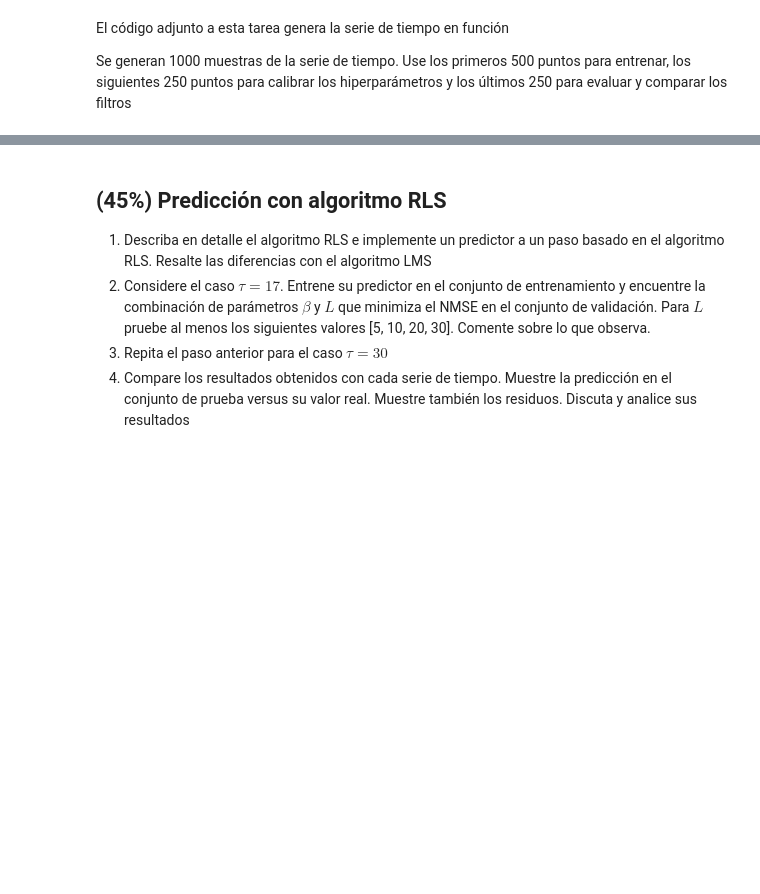
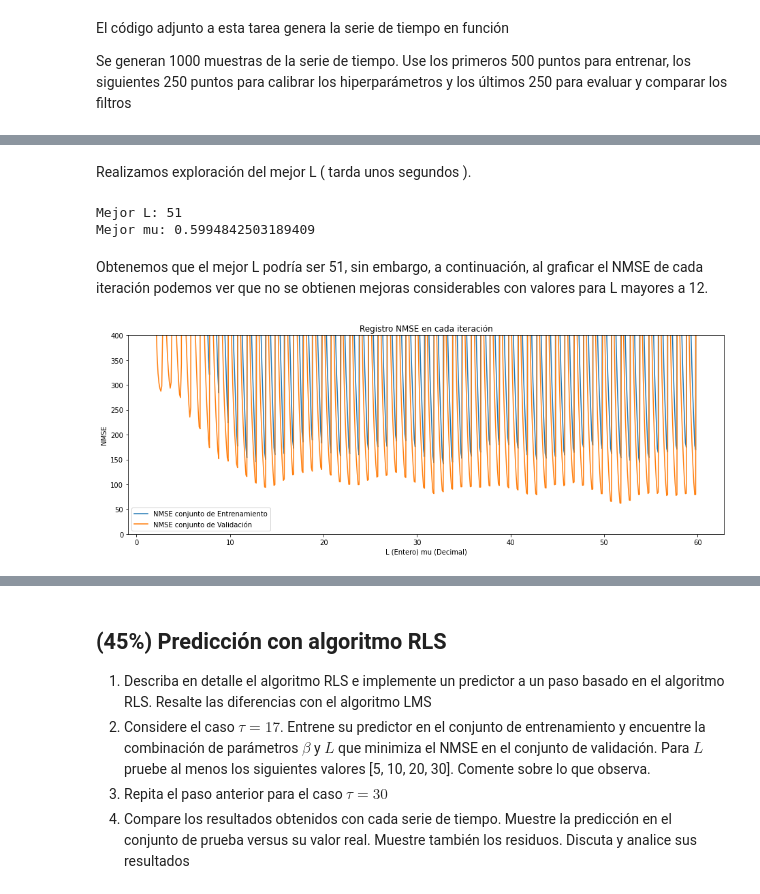
Before and after one commit to ehopperdietzel/Predictores-Adaptivos, a Jupyter notebook: tarea3_info183.ipynb, the cells around one changed output, grey strips where cells are left out. Saved outputs shown, nothing was run; the diff lists cells and outputs as text; code cells hidden in the pictures; blank space fills up the shorter version.

```diff
--- a/tarea3_info183.ipynb
+++ b/tarea3_info183.ipynb
@@ -71,8 +75,5 @@ class Filtro_NLMS:
         yn = np.dot(self.w, un)
         self.w += 2*self.mu*(dn - yn)*(un/unorm)
         return yn
-
-    def predict(self, un):
-        return np.dot(self.w, un)
 # %% [markdown]
 2. Considere el caso $\tau=17$. Entrene su predictor en el conjunto de entrenamiento y encuentre la combinación de parámetros $\mu$ y $L$ que minimiza el NMSE en el conjunto de validación. Se recomienda realizar un barrido logarítmo para $\mu$. Para $L$ pruebe al menos los siguientes valores [5, 10, 20, 30]. Comente sobre lo que observa.
@@ -186,0 +176,25 @@ len(t_train)
+# %% [markdown]
+Realizamos exploración del mejor L ( tarda unos segundos ).
+# %%
+# Barrido explorador
+best_L,best_mu,train_errs,valid_errs = BestNLMS()
+print("Mejor L:",best_L)
+print("Mejor mu:",best_mu)
+# %% [output]
+Mejor L: 51
+Mejor mu: 0.5994842503189409
+# %% [markdown]
+Obtenemos que el mejor L podría ser 51, sin embargo, a continuación, al graficar el NMSE de cada iteración podemos ver que no se obtienen mejoras considerables con valores para L mayores a 12.
+# %%
+# Gráfica de errores
+fig, ax = plt.subplots(figsize=(13, 5), tight_layout=True)
+x = np.arange(2,60,0.1)
+ax.plot(x,train_errs, label='NMSE conjunto de Entrenamiento')
+ax.plot(x,valid_errs, label='NMSE conjunto de Validación')
+ax.set_title('Registro NMSE en cada iteración');
+ax.set_ylabel('NMSE');
+ax.set_xlabel('L (Entero) mu (Decimal)');
+ax.set_ylim([0,400])
+ax.legend();
+# %% [output]
+[figure, added]
```
Also changed, not shown: parts of 26 cells of this notebook.
